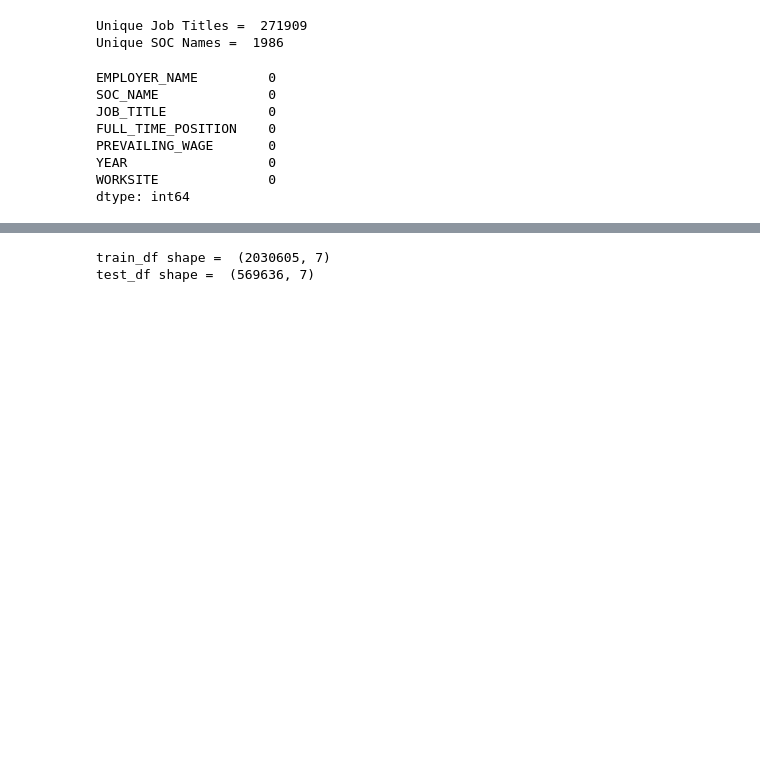
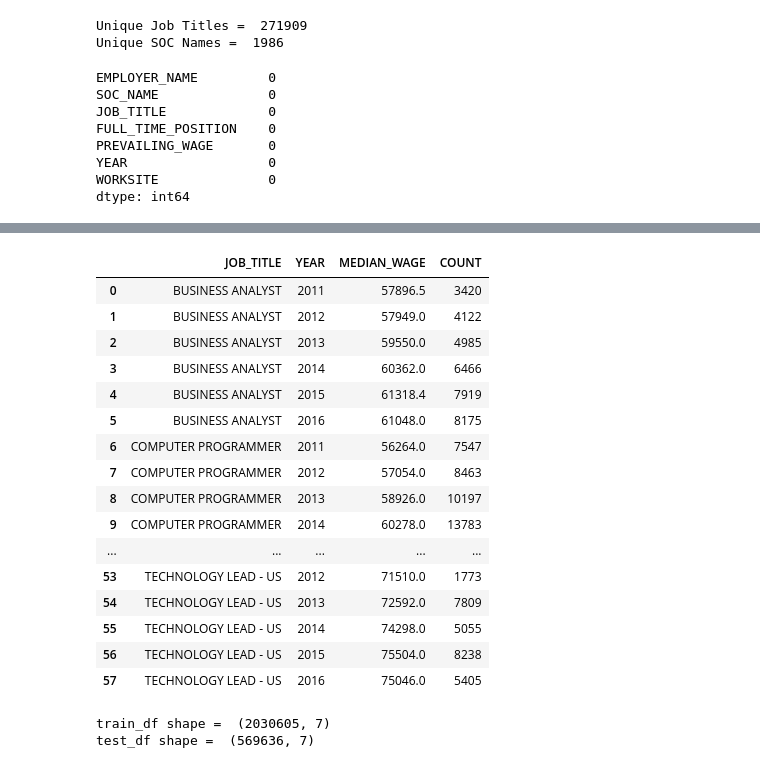
Before and after one commit to tronak19/H1B-Visa-Petition-Analysis, a Jupyter notebook: H1B.ipynb, the cells around one changed output, grey strips where cells are left out. Cells and saved outputs as stored; diff of their text form; code cells hidden in the pictures; blank space fills up the shorter version.

Commit message:
Code for creating main_df

```diff
--- a/H1B.ipynb
+++ b/H1B.ipynb
@@ -211,0 +257,4 @@ for i in range(len(years)):
+# %%
+wage_median_df = top_job_titles_overall_df.groupby(['JOB_TITLE', 'YEAR']).agg({'PREVAILING_WAGE':np.median}).reset_index()
+wage_median_df = wage_median_df.rename(columns={'PREVAILING_WAGE': 'MEDIAN_WAGE'})
+wage_median_df
@@ -211,0 +294,3 @@ for i in range(len(years)):
+# %%
+overall_count_df = df.groupby(['JOB_TITLE','YEAR'], sort=False).size().reset_index(name='COUNT')
+overall_count_df
@@ -211,0 +316,6 @@ for i in range(len(years)):
+# %%
+temp = []
+for i in top_job_titles_overall_list:
+    temp.append(overall_count_df.loc[overall_count_df['JOB_TITLE'] == i])
+    count_df = pd.concat(temp, axis=0).reset_index(drop=True)
+count_df
@@ -212,3 +340,24 @@ for i in range(len(years)):
+# %%
+main_df = pd.merge(wage_median_df, count_df, on=['JOB_TITLE','YEAR'])
+main_df
+# %% [output]
+|  | JOB_TITLE | YEAR | MEDIAN_WAGE | COUNT |
+| 0 | BUSINESS ANALYST | 2011 | 57896.5 | 3420 |
+| 1 | BUSINESS ANALYST | 2012 | 57949.0 | 4122 |
+| 2 | BUSINESS ANALYST | 2013 | 59550.0 | 4985 |
+| 3 | BUSINESS ANALYST | 2014 | 60362.0 | 6466 |
+| 4 | BUSINESS ANALYST | 2015 | 61318.4 | 7919 |
+| 5 | BUSINESS ANALYST | 2016 | 61048.0 | 8175 |
+| 6 | COMPUTER PROGRAMMER | 2011 | 56264.0 | 7547 |
+| 7 | COMPUTER PROGRAMMER | 2012 | 57054.0 | 8463 |
+| 8 | COMPUTER PROGRAMMER | 2013 | 58926.0 | 10197 |
+| 9 | COMPUTER PROGRAMMER | 2014 | 60278.0 | 13783 |
+| ... | ... | ... | ... | ... |
+| 53 | TECHNOLOGY LEAD - US | 2012 | 71510.0 | 1773 |
+| 54 | TECHNOLOGY LEAD - US | 2013 | 72592.0 | 7809 |
+| 55 | TECHNOLOGY LEAD - US | 2014 | 74298.0 | 5055 |
+| 56 | TECHNOLOGY LEAD - US | 2015 | 75504.0 | 8238 |
+| 57 | TECHNOLOGY LEAD - US | 2016 | 75046.0 | 5405 |
 # %%
 train_df = df.loc[df['YEAR'] != 2016]
 train_df
```
Also changed, not shown: parts of 9 cells of this notebook.
